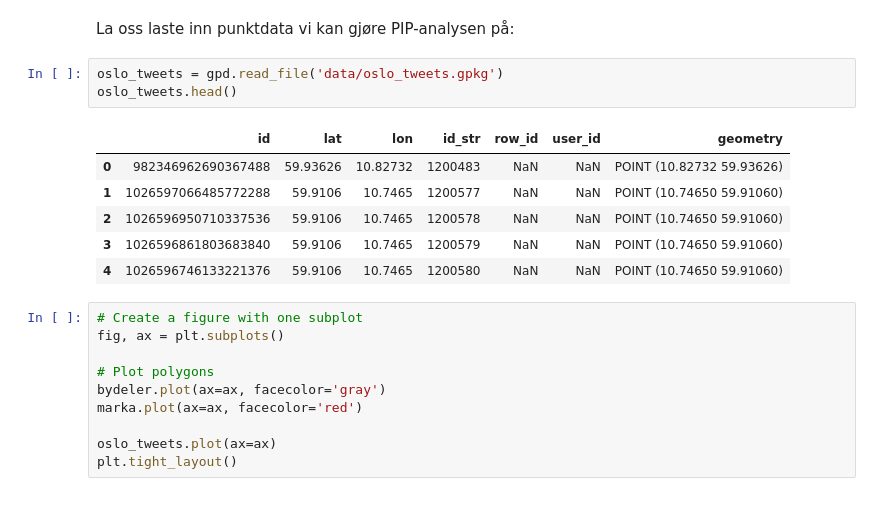
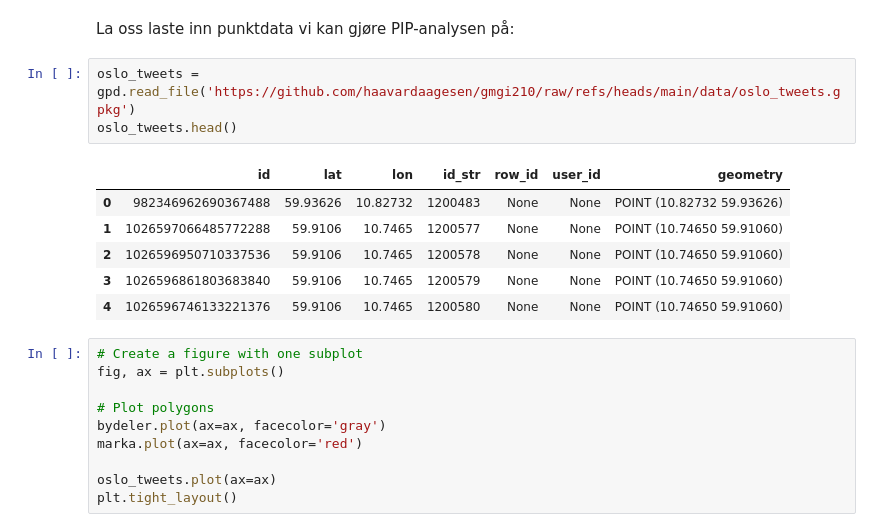
Before and after one commit to haavardaagesen/gmgi210, a Jupyter notebook: punkt_i_polygon_utfylt.ipynb, the cells around one changed output. Drawn from its saved outputs; the diff is of its cells as text.

```diff
--- a/punkt_i_polygon_utfylt.ipynb
+++ b/punkt_i_polygon_utfylt.ipynb
@@ -118,15 +118,15 @@ plt.tight_layout()
 # %% [markdown]
 La oss laste inn punktdata vi kan gjøre PIP-analysen på:
 # %%
-oslo_tweets = gpd.read_file('data/oslo_tweets.gpkg')
+oslo_tweets = gpd.read_file('https://github.com/haavardaagesen/gmgi210/raw/refs/heads/main/data/oslo_tweets.gpkg')
 oslo_tweets.head()
 # %% [output]
 |  | id | lat | lon | id_str | row_id | user_id | geometry |
-| 0 | 982346962690367488 | 59.93626 | 10.82732 | 1200483 | NaN | NaN | POINT (10.82732 59.93626) |
-| 1 | 1026597066485772288 | 59.9106 | 10.7465 | 1200577 | NaN | NaN | POINT (10.74650 59.91060) |
-| 2 | 1026596950710337536 | 59.9106 | 10.7465 | 1200578 | NaN | NaN | POINT (10.74650 59.91060) |
-| 3 | 1026596861803683840 | 59.9106 | 10.7465 | 1200579 | NaN | NaN | POINT (10.74650 59.91060) |
-| 4 | 1026596746133221376 | 59.9106 | 10.7465 | 1200580 | NaN | NaN | POINT (10.74650 59.91060) |
+| 0 | 982346962690367488 | 59.93626 | 10.82732 | 1200483 | None | None | POINT (10.82732 59.93626) |
+| 1 | 1026597066485772288 | 59.9106 | 10.7465 | 1200577 | None | None | POINT (10.74650 59.91060) |
+| 2 | 1026596950710337536 | 59.9106 | 10.7465 | 1200578 | None | None | POINT (10.74650 59.91060) |
+| 3 | 1026596861803683840 | 59.9106 | 10.7465 | 1200579 | None | None | POINT (10.74650 59.91060) |
+| 4 | 1026596746133221376 | 59.9106 | 10.7465 | 1200580 | None | None | POINT (10.74650 59.91060) |
 # %%
 # Create a figure with one subplot
 fig, ax = plt.subplots()
```
Also changed, not shown: parts of 4 cells of this notebook.
